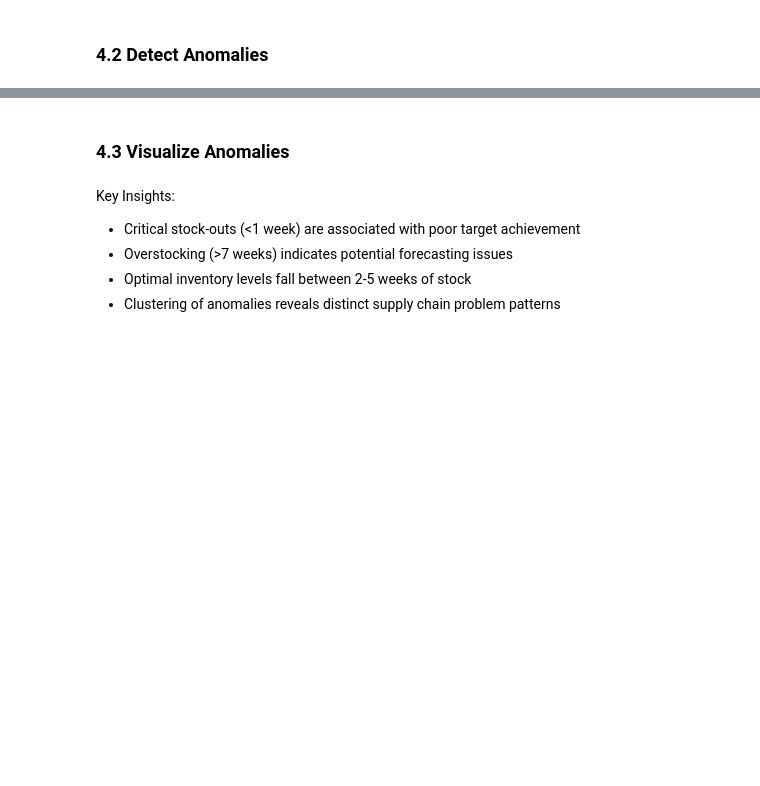
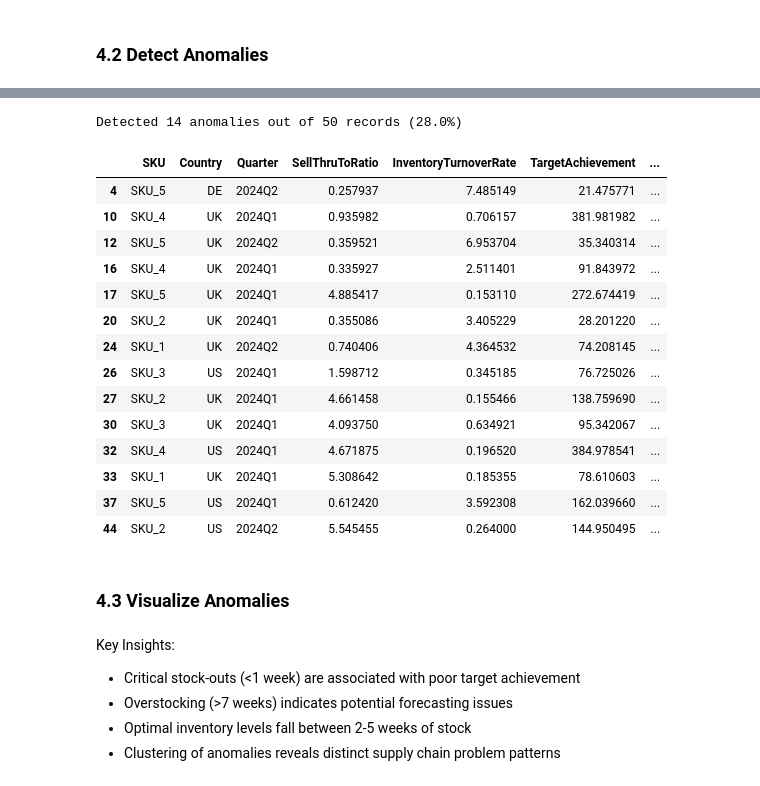
Before and after one commit to JEDDI-Mohammed/supply-chain-anomaly-detection, a Jupyter notebook: notebooks/01_supply_chain_anomaly_detection_demo.ipynb, the cells around one changed output, grey strips where cells are left out. Drawn from its saved outputs; the diff is of its cells as text; code cells hidden in the pictures; blank space fills up the shorter version.

```diff
--- a/notebooks/01_supply_chain_anomaly_detection_demo.ipynb
+++ b/notebooks/01_supply_chain_anomaly_detection_demo.ipynb
@@ -198,9 +236,9 @@ agreement_df = pd.DataFrame({
 
 # Display anomalies
 anomalies_df = detector.data[detector.data['is_anomaly'] == 1].copy()
-anomalies_df[['Global_Distributor_Group_Name','reporter_name', 'reporter_hq_id', 'PRODUCT_GROUP_BMT','fiscal_year_quarter', 'product_number', 'reporter_country_code', 'SellThruToRatio',
+anomalies_df[['SKU', 'Country', 'Quarter', 'SellThruToRatio',
             'InventoryTurnoverRate',
             'TargetAchievement',
-            'TargetAchievement_ship',
             'SupplyChainEfficiency',
             'AgedInventoryPct', 'anomaly_score']]
+# %% [output]
@@ -207,3 +247,19 @@ anomalies_df[['Global_Distributor_Group_Name','reporter_name', 'reporter_hq_id',
+Detected 14 anomalies out of 50 records (28.0%)
+|  | SKU | Country | Quarter | SellThruToRatio | InventoryTurnoverRate | TargetAchievement | ... |
+| 4 | SKU_5 | DE | 2024Q2 | 0.257937 | 7.485149 | 21.475771 | ... |
+| 10 | SKU_4 | UK | 2024Q1 | 0.935982 | 0.706157 | 381.981982 | ... |
+| 12 | SKU_5 | UK | 2024Q2 | 0.359521 | 6.953704 | 35.340314 | ... |
+| 16 | SKU_4 | UK | 2024Q1 | 0.335927 | 2.511401 | 91.843972 | ... |
+| 17 | SKU_5 | UK | 2024Q1 | 4.885417 | 0.153110 | 272.674419 | ... |
+| 20 | SKU_2 | UK | 2024Q1 | 0.355086 | 3.405229 | 28.201220 | ... |
+| 24 | SKU_1 | UK | 2024Q2 | 0.740406 | 4.364532 | 74.208145 | ... |
+| 26 | SKU_3 | US | 2024Q1 | 1.598712 | 0.345185 | 76.725026 | ... |
+| 27 | SKU_2 | UK | 2024Q1 | 4.661458 | 0.155466 | 138.759690 | ... |
+| 30 | SKU_3 | UK | 2024Q1 | 4.093750 | 0.634921 | 95.342067 | ... |
+| 32 | SKU_4 | US | 2024Q1 | 4.671875 | 0.196520 | 384.978541 | ... |
+| 33 | SKU_1 | UK | 2024Q1 | 5.308642 | 0.185355 | 78.610603 | ... |
+| 37 | SKU_5 | US | 2024Q1 | 0.612420 | 3.592308 | 162.039660 | ... |
+| 44 | SKU_2 | US | 2024Q2 | 5.545455 | 0.264000 | 144.950495 | ... |
 # %% [markdown]
 ### 4.3 Visualize Anomalies
 # %% [markdown]
```
Also changed, not shown: parts of 19 cells of this notebook, 4 other files.
